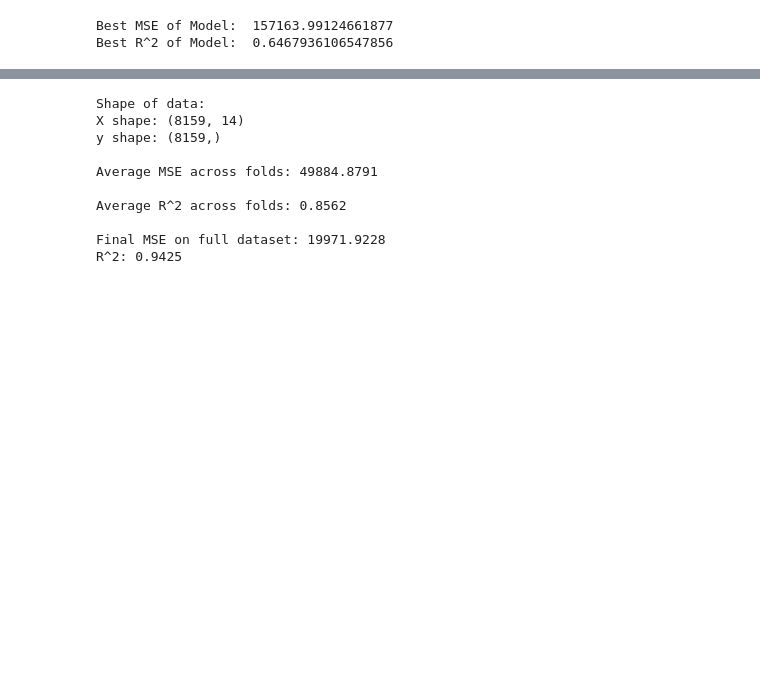
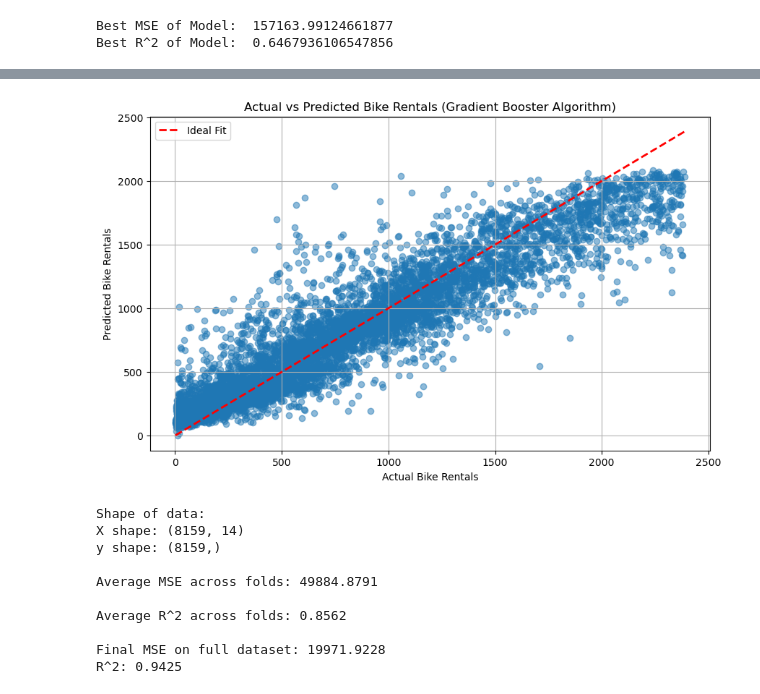
Before and after one commit to ccgawgon/UC_Davis_ML_Bikes, a Jupyter notebook: Final_Model_Results.ipynb, the cells around one changed output, grey strips where cells are left out. Cells and saved outputs as stored; diff of their text form; code cells hidden in the pictures; blank space fills up the shorter version.

Commit message:
Added Gradient Booster

```diff
--- a/Final_Model_Results.ipynb
+++ b/Final_Model_Results.ipynb
@@ -197,3 +197,92 @@ print("Best R^2 of Model: ", r_square)
 [figure]
 Best MSE of Model:  157163.99124661877
 Best R^2 of Model:  0.6467936106547856
+# %%
+# Initial Trial Run with Gradient Booster
+
+from sklearn.ensemble import GradientBoostingRegressor
+from sklearn.preprocessing import PolynomialFeatures, StandardScaler
+from sklearn.model_selection import KFold
+from sklearn.metrics import mean_squared_error, r2_score
+import numpy as np
+import pandas as pd
+import matplotlib.pyplot as plt
+
+# Load data
+standardizedData = pd.read_csv('ProcessedData.csv')
+
+X = standardizedData.drop('Rented Bike Count', axis=1) #X = feature matrix
+y = standardizedData['Rented Bike Count'] #y = target variable
+
+print("Shape of data:")
+print("X shape:", X.shape)
+print("y shape:", y.shape)
+
+
+poly = PolynomialFeatures(degree=2, include_bias=False)
+X_poly = poly.fit_transform(X) #adding polynomial features to aid learning (iirc she said this helps in lecture)
+
+def optimized_gradient_boosting(X, y, folds, learning_rate=0.1, n_estimators=30):
+    kf = KFold(n_splits=folds, shuffle=True, random_state=40) #split into folds for cross validation
+    fold_mses = [] #just for documentation for the index of the best one
+    fold_rs = []
+    models = []
+
+    for train_index, val_index in kf.split(X): #loop through the folds
+        X_train, X_val = X[train_index], X[val_index]
+        y_train, y_val = y[train_index], y[val_index]
+
+        # Train Gradient Boosting Regressor
+        from sklearn.ensemble import HistGradientBoostingRegressor
+
+        gbr = HistGradientBoostingRegressor(
+            learning_rate=learning_rate,
+            max_iter=n_estimators,
+            random_state=40,
+            early_stopping=True,
+            validation_fraction=0.1,
+            tol=1e-4
+        )
+        gbr.fit(X_train, y_train)
+
+        # Predict and evaluate on the validation set
+        y_pred = gbr.predict(X_val)
+        mse = mean_squared_error(y_val, y_pred)
+        fold_mses.append(mse)
+        models.append(gbr)
+        fold_rs.append(r2_score(y_val, y_pred))
+
+    avg_mse = np.mean(fold_mses)
+    print(f"\nAverage MSE across folds: {avg_mse:.4f}")
+    avg_r = np.mean(fold_rs)
+    print(f"\nAverage R^2 across folds: {avg_r:.4f}")
+
+    return models[np.argmin(fold_mses)]  # Return the best model
+
+# Train and get the best model
+best_model = optimized_gradient_boosting(X_poly, y, folds=3)
+
+# Final predictions
+predictions = best_model.predict(X_poly)
+
+# Clip predictions to prevent negatives
+predictions = np.clip(predictions, 0, None)
+
+# Calculate MSE and R^2
+final_mse = mean_squared_error(y, predictions)
+r2 = r2_score(y, predictions)
+
+print(f"\nFinal MSE on full dataset: {final_mse:.4f}")
+print(f"R^2: {r2:.4f}")
+
+# Plot Actual vs Predicted
+plt.figure(figsize=(10, 6))
+plt.scatter(y, predictions, alpha=0.5)
+plt.plot([y.min(), y.max()], [y.min(), y.max()], 'r--', lw=2, label='Ideal Fit')
+plt.xlabel('Actual Bike Rentals')
+plt.ylabel('Predicted Bike Rentals')
+plt.title('Actual vs Predicted Bike Rentals (Gradient Booster Algorithm)')
+plt.legend()
+plt.grid(True)
+plt.show()
+# %% [output]
@@ -200,3 +299,4 @@ Best R^2 of Model:  0.6467936106547856
+[figure, added]
 # %%
 # Random Tree Forest Approach
 from sklearn.ensemble import GradientBoostingRegressor
```
Also changed, not shown: parts of 1 cell of this notebook.
